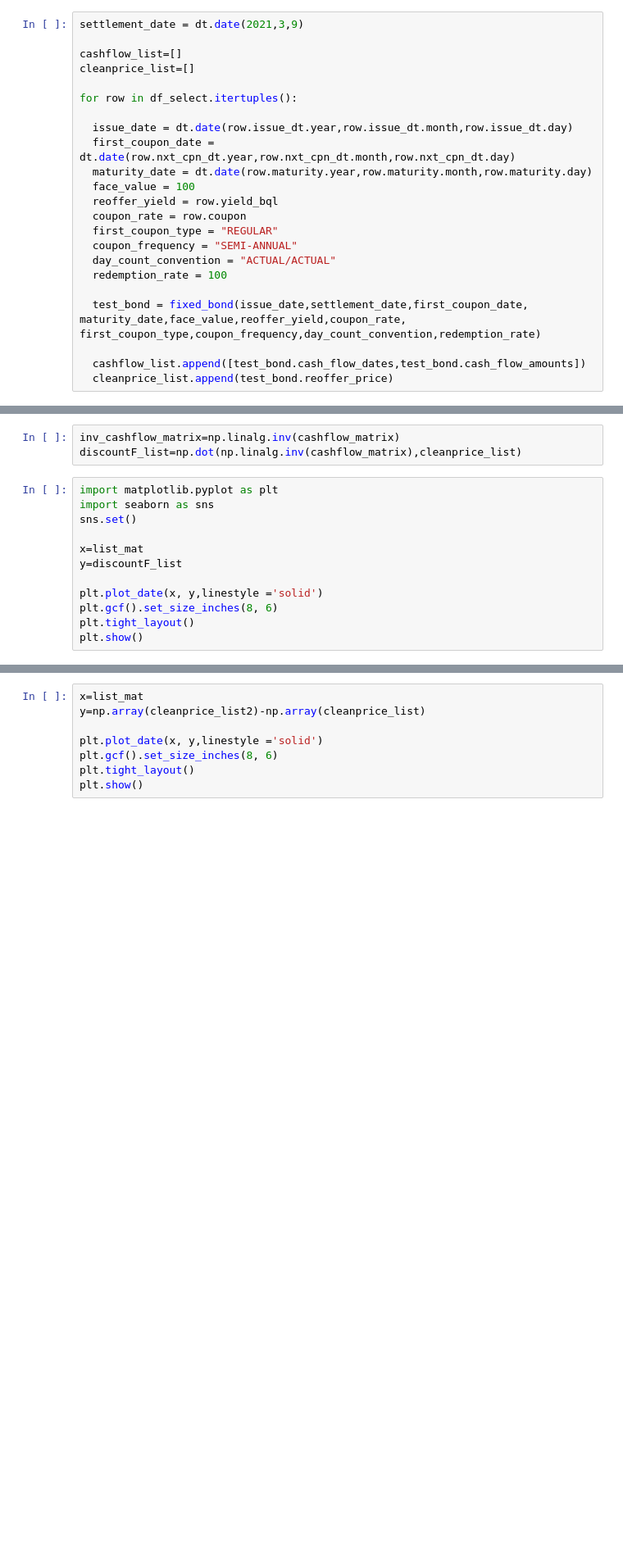
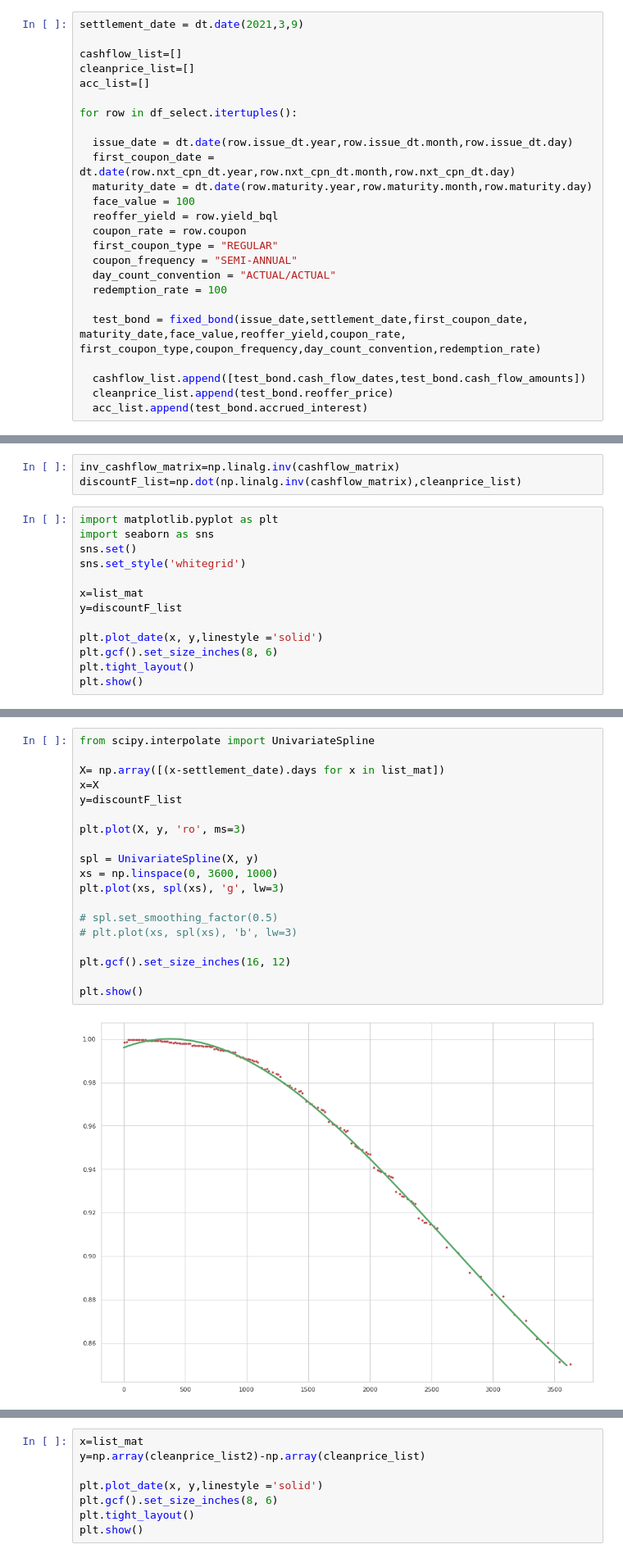
Before and after one commit to KN196883/bond_pricer, a Jupyter notebook: FIXED_BOND_PRICER.ipynb, the cells around one changed output, grey strips where cells are left out. Shown at 82% size. Drawn from its saved outputs; the diff is of its cells as text; blank space fills up the shorter version.

```diff
--- a/FIXED_BOND_PRICER.ipynb
+++ b/FIXED_BOND_PRICER.ipynb
@@ -444,6 +443,7 @@ settlement_date = dt.date(2021,3,9)
 
 cashflow_list=[]
 cleanprice_list=[]
+acc_list=[]
 
 for row in df_select.itertuples():
 
@@ -462,6 +462,7 @@ for row in df_select.itertuples():
 
   cashflow_list.append([test_bond.cash_flow_dates,test_bond.cash_flow_amounts])
   cleanprice_list.append(test_bond.reoffer_price)
+  acc_list.append(test_bond.accrued_interest)
 # %%
 list_mat=list(map(lambda x:dt.date(x.year,x.month,x.day),list(list_mat)))
 list_mat=sorted(list_mat)
@@ -488,6 +488,7 @@ discountF_list=np.dot(np.linalg.inv(cashflow_matrix),cleanprice_list)
 import matplotlib.pyplot as plt
 import seaborn as sns
 sns.set()
+sns.set_style('whitegrid')
 
 x=list_mat
 y=discountF_list
@@ -498,3 +499,24 @@ plt.tight_layout()
 plt.show()
 # %% [output]
 [figure]
+# %%
+from scipy.interpolate import UnivariateSpline
+
+X= np.array([(x-settlement_date).days for x in list_mat])
+x=X
+y=discountF_list
+
+plt.plot(X, y, 'ro', ms=3)
+
+spl = UnivariateSpline(X, y)
+xs = np.linspace(0, 3600, 1000)
+plt.plot(xs, spl(xs), 'g', lw=3)
+
+# spl.set_smoothing_factor(0.5)
+# plt.plot(xs, spl(xs), 'b', lw=3)
+
+plt.gcf().set_size_inches(16, 12)
+
+plt.show()
+# %% [output]
+[figure, added]
```
Also changed, not shown: parts of 6 cells of this notebook.
